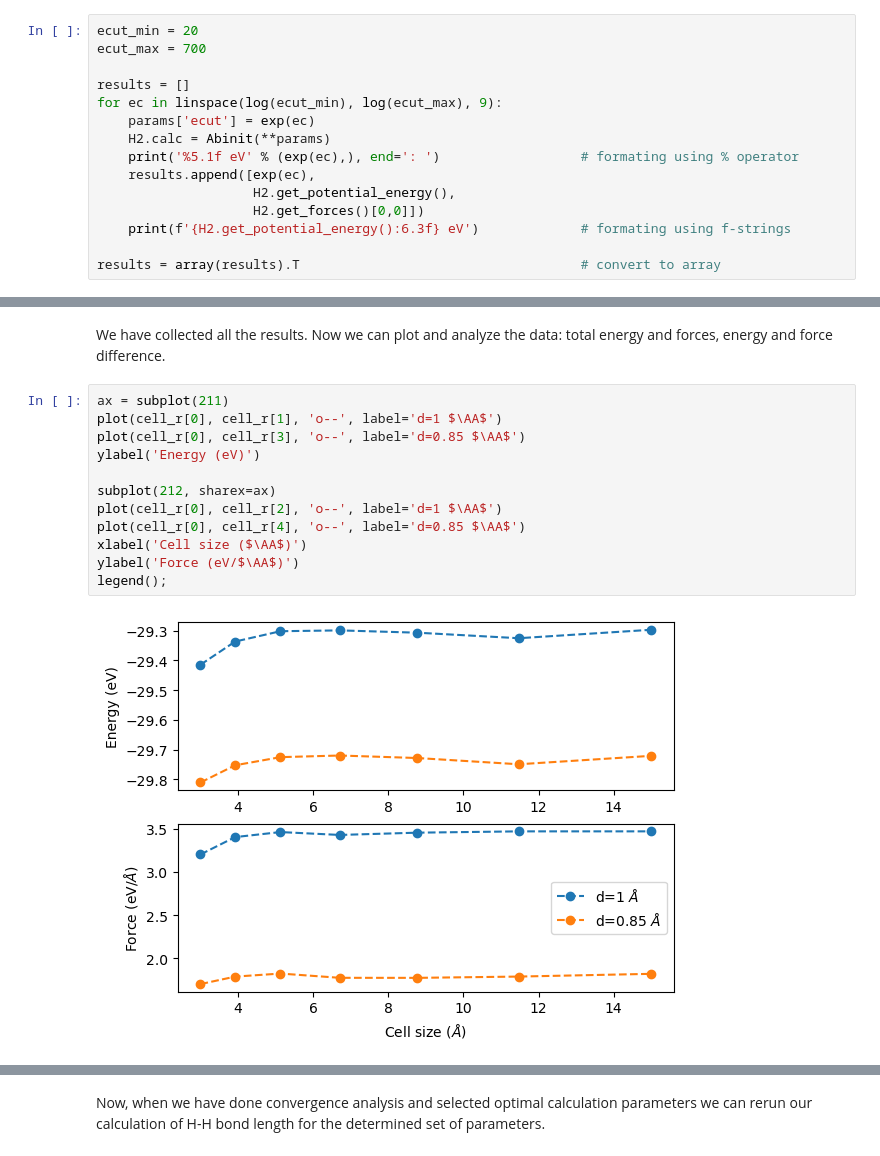
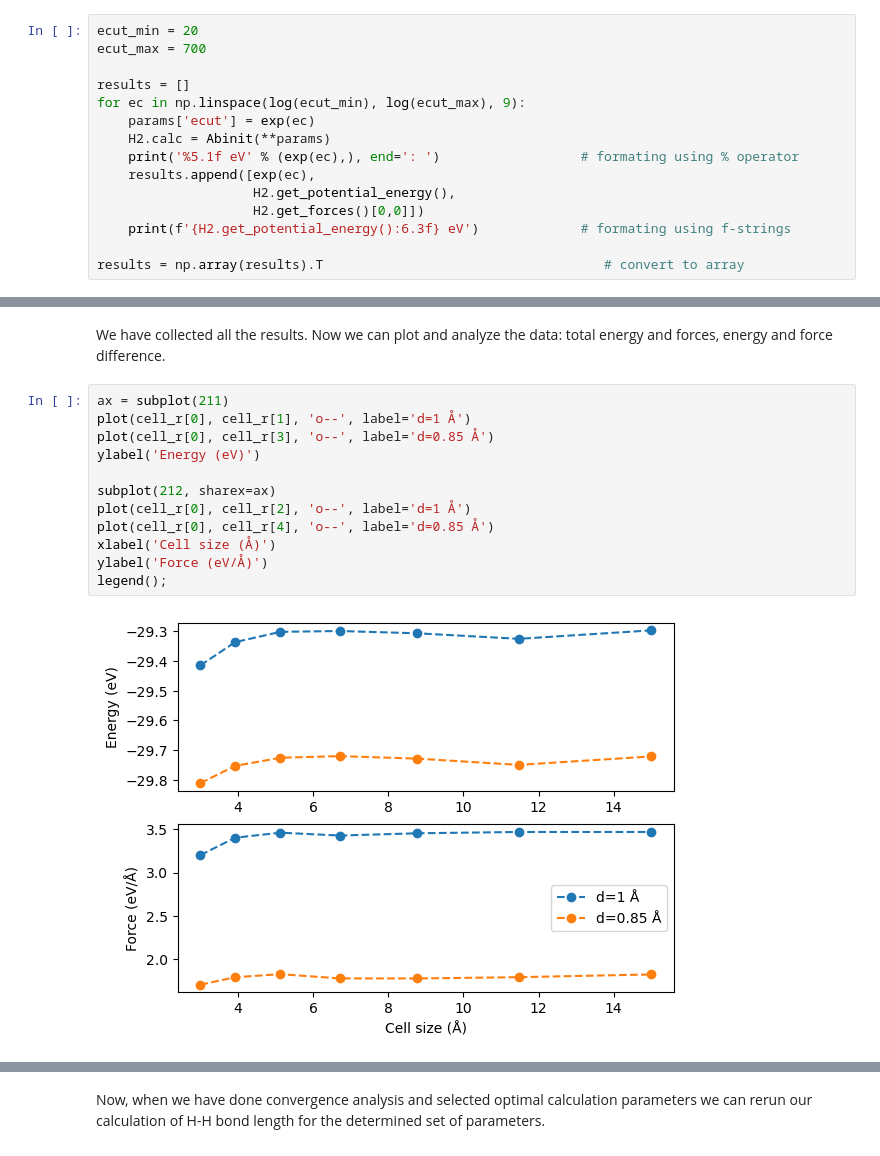
Before and after one commit to jochym/abinitio-methods, a Jupyter notebook: 02_Convergence_Analysis.ipynb, the cells around one changed output, grey strips where cells are left out. Drawn from its saved outputs; the diff is of its cells as text.

```diff
--- a/02_Convergence_Analysis.ipynb
+++ b/02_Convergence_Analysis.ipynb
@@ -75,7 +75,7 @@ ecut_min = 20
 ecut_max = 700
 
 results = []
-for ec in linspace(log(ecut_min), log(ecut_max), 9):
+for ec in np.linspace(log(ecut_min), log(ecut_max), 9):
     params['ecut'] = exp(ec)
     H2.calc = Abinit(**params)
     print('%5.1f eV' % (exp(ec),), end=': ')                  # formating using % operator
@@ -84,7 +84,7 @@ for ec in linspace(log(ecut_min), log(ecut_max), 9):
                     H2.get_forces()[0,0]])
     print(f'{H2.get_potential_energy():6.3f} eV')             # formating using f-strings
 
-results = array(results).T                                    # convert to array
+results = np.array(results).T                                    # convert to array
 # %% [output]
  20.0 eV: -20.798 eV
  31.2 eV: -23.914 eV
@@ -206,17 +206,17 @@ cell_r = array(cell_r).T
 We have collected all the results. Now we can plot and analyze the data: total energy and forces, energy and force difference.
 # %%
 ax = subplot(211)
-plot(cell_r[0], cell_r[1], 'o--', label='d=1 $\AA$')
-plot(cell_r[0], cell_r[3], 'o--', label='d=0.85 $\AA$')
+plot(cell_r[0], cell_r[1], 'o--', label='d=1 Å')
+plot(cell_r[0], cell_r[3], 'o--', label='d=0.85 Å')
 ylabel('Energy (eV)')
 
 subplot(212, sharex=ax)
-plot(cell_r[0], cell_r[2], 'o--', label='d=1 $\AA$')
-plot(cell_r[0], cell_r[4], 'o--', label='d=0.85 $\AA$')
-xlabel('Cell size ($\AA$)')
-ylabel('Force (eV/$\AA$)')
+plot(cell_r[0], cell_r[2], 'o--', label='d=1 Å')
+plot(cell_r[0], cell_r[4], 'o--', label='d=0.85 Å')
+xlabel('Cell size (Å)')
+ylabel('Force (eV/Å)')
 legend();
 # %% [output]
-[figure, old version]
+[figure, new version]
 # %%
 ax = subplot(211)
```
Also changed, not shown: parts of 17 cells of this notebook, 7 other files.
